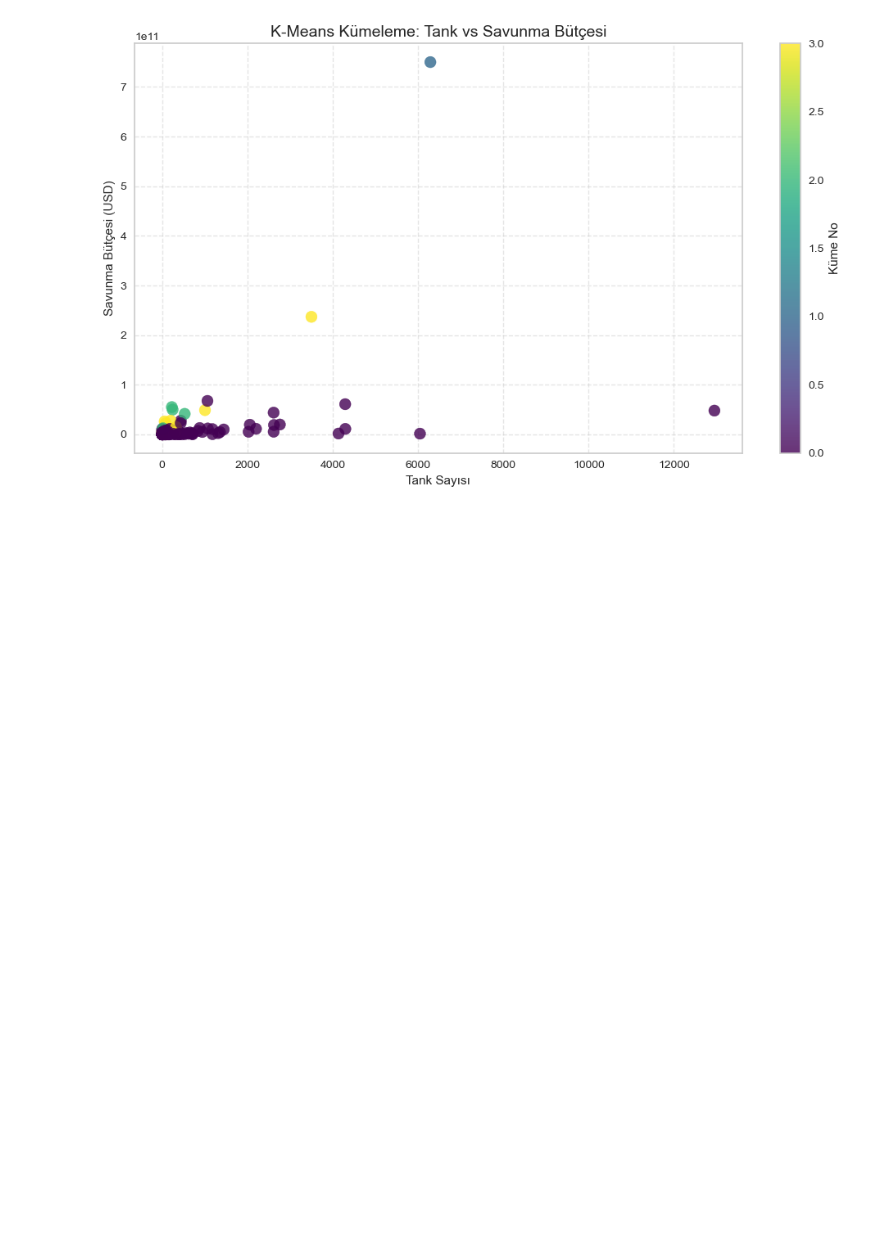
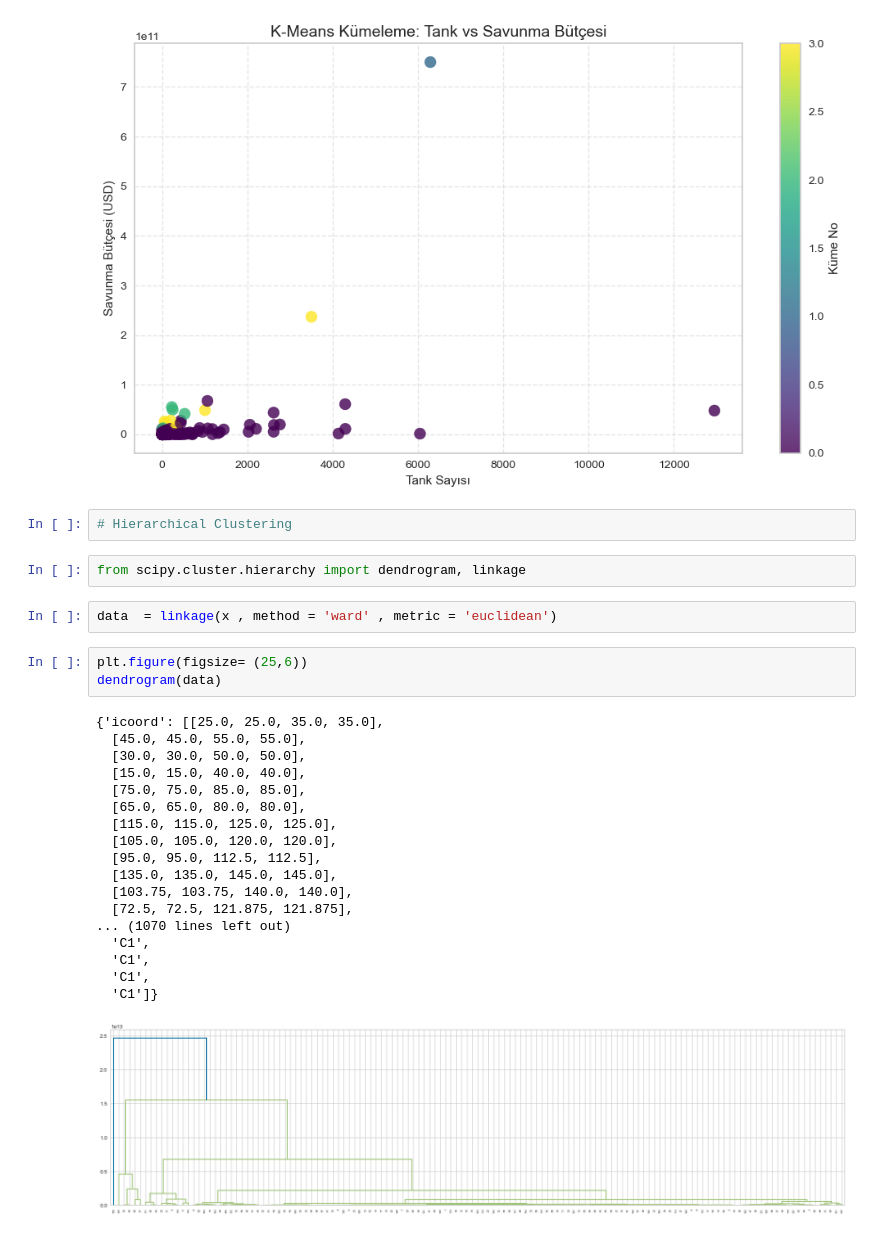
Before and after one commit to mmeliht/Artificial_Intelligence_Course, a Jupyter notebook: week3_homework/World military power/World military power Project.ipynb, the cells around one changed output. Cells and saved outputs as stored; diff of their text form; blank space fills up the shorter version.

```diff
--- a/week3_homework/World military power/World military power Project.ipynb
+++ b/week3_homework/World military power/World military power Project.ipynb
@@ -391,3 +391,31 @@ plt.tight_layout()
 plt.show()
 # %% [output]
 [figure]
+# %%
+# Hierarchical Clustering
+# %%
+from scipy.cluster.hierarchy import dendrogram, linkage
+# %%
+data  = linkage(x , method = 'ward' , metric = 'euclidean')
+# %%
+plt.figure(figsize= (25,6))
+dendrogram(data)
+# %% [output]
+{'icoord': [[25.0, 25.0, 35.0, 35.0],
+  [45.0, 45.0, 55.0, 55.0],
+  [30.0, 30.0, 50.0, 50.0],
+  [15.0, 15.0, 40.0, 40.0],
+  [75.0, 75.0, 85.0, 85.0],
+  [65.0, 65.0, 80.0, 80.0],
+  [115.0, 115.0, 125.0, 125.0],
+  [105.0, 105.0, 120.0, 120.0],
+  [95.0, 95.0, 112.5, 112.5],
+  [135.0, 135.0, 145.0, 145.0],
+  [103.75, 103.75, 140.0, 140.0],
+  [72.5, 72.5, 121.875, 121.875],
+... (1070 lines left out)
+  'C1',
+  'C1',
+  'C1',
+  'C1']}
+[figure, added]
```
Also changed, not shown: parts of 3 cells of this notebook.
